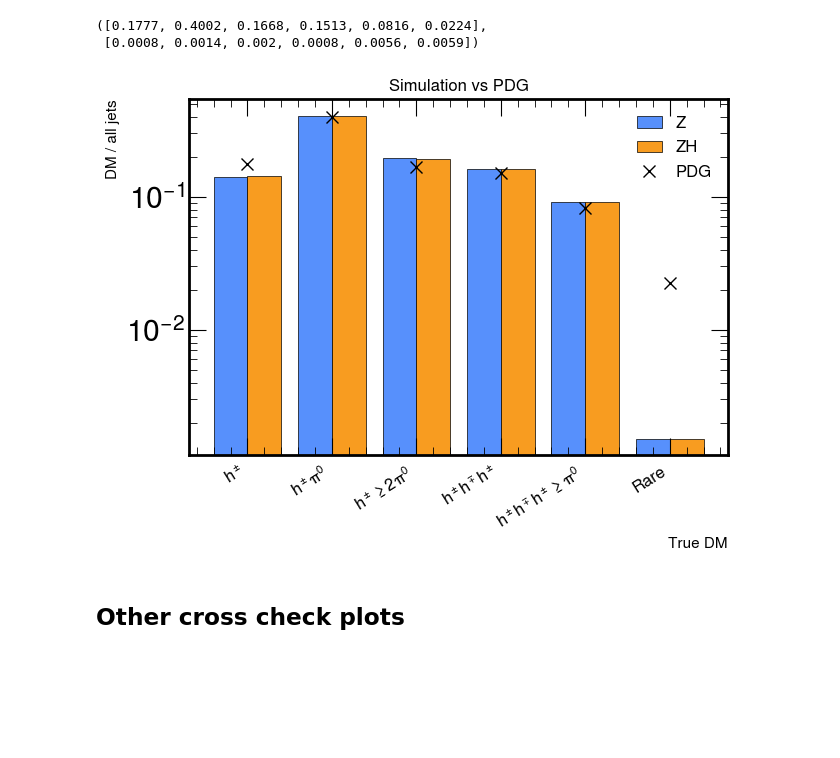
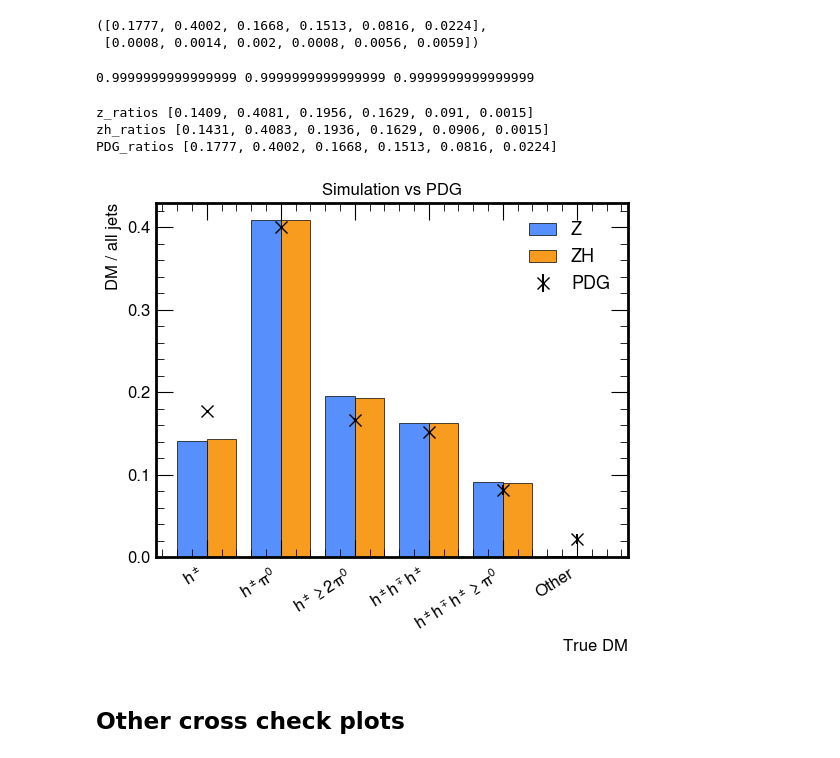
Before and after one commit to HEP-KBFI/ml-tau-en-reg, a Jupyter notebook: notebooks/data_intro.ipynb, the cells around one changed output. Cells and saved outputs as stored; diff of their text form; code cells hidden in the pictures; blank space fills up the shorter version.

```diff
--- a/notebooks/data_intro.ipynb
+++ b/notebooks/data_intro.ipynb
@@ -307,7 +341,7 @@ remap_d = {0: '$h^\pm$', # DM0
            2: '$h^\pm \geq 2\pi^0$', # DM2, DM3, DM4
            3: '$h^\pm h^\mp h^\pm$', # DM10
            4: '$h^\pm h^\mp h^\pm \geq \pi^0$', # DM11, DM12
-           5: 'Rare'} # DM15
+           5: 'Other'} # DM15 and others 5-9
 
 PDG_vals = [11.51,
             25.93,
@@ -330,7 +364,7 @@ PDG_std = [0.05,
 # Hard coded remapping function
 def remap(dm_array):
     dm_array = ak.to_numpy(dm_array)
-    new_array = dm_array.copy()
+    new_array = np.ones(len(dm_array)) * -1
 
     # Main decay modes
     new_array[dm_array == 0] = 0
@@ -349,6 +383,13 @@ def remap(dm_array):
 
     new_array[dm_array == 15] = 5
 
+    new_array[dm_array == 5] = 5
+    new_array[dm_array == 6] = 5
+    new_array[dm_array == 7] = 5
+    new_array[dm_array == 8] = 5
+    new_array[dm_array == 9] = 5
+    new_array[new_array == -1] = 5
+
     # decay mode and it's coutns
     dm, N = np.unique(new_array, return_counts = True)
 
@@ -404,44 +449,60 @@ PDG_ratios, PDG_uncertainties
 # %% [output]
 ([0.1777, 0.4002, 0.1668, 0.1513, 0.0816, 0.0224],
  [0.0008, 0.0014, 0.002, 0.0008, 0.0056, 0.0059])
+# %%
+print(sum(PDG_ratios), sum(z_ratios), sum(zh_ratios))
+# %% [output]
+0.9999999999999999 0.9999999999999999 0.9999999999999999
+# %%
+print('z_ratios',z_ratios)
+print('zh_ratios',zh_ratios)
+print('PDG_ratios',PDG_ratios)
+# %% [output]
+z_ratios [0.1409, 0.4081, 0.1956, 0.1629, 0.091, 0.0015]
+zh_ratios [0.1431, 0.4083, 0.1936, 0.1629, 0.0906, 0.0015]
+PDG_ratios [0.1777, 0.4002, 0.1668, 0.1513, 0.0816, 0.0224]
 # %%
 # Number of decay modes
 ind = np.arange(len(PDG_ratios))
 
 # Width of the bars
 width = 0.4
 
-plt.figure(figsize=(7, 5.5))
+plt.figure(figsize=(6, 5.5))
 
 # Plot the bars for Z and ZH
 plt.bar(ind, z_ratios, width, label='Z', edgecolor='black', linewidth=0.5)
 plt.bar(ind + width, zh_ratios, width, label='ZH', edgecolor='black', linewidth=0.5)
 
 # Plot the PDG ratios with error bars
 plt.errorbar(ind + width / 2,
              PDG_ratios,
-             #yerr=PDG_uncertainties,
+             yerr=PDG_uncertainties,
              fmt='x',
              color='k',
              markersize=8,
              label='PDG')
 
 # Set labels and title
-plt.xlabel('True DM', fontsize=11)
-plt.ylabel('DM / all jets', fontsize=11)
+plt.xlabel('True DM', fontsize=12)
+plt.ylabel('DM / all jets', fontsize=12)
 plt.title('Simulation vs PDG', fontsize=12)
 
 # Set x-axis ticks and labels
 plt.xticks(ind + width / 2, [remap_d[i] for i in remap_d], rotation=32, ha='right', fontsize=12)
+plt.yticks(fontsize=12)
 
 # Set y-axis to logarithmic scale
-plt.yscale('log')
+#plt.yscale('log')
 
-plt.legend(loc='best', fontsize=12)
+plt.legend(loc='best', fontsize=13)
 plt.tight_layout()
+
+#plt.savefig('pdg_crosscheck.pdf')
+
 plt.show()
 # %% [output]
-[figure, old version]
+[figure, new version]
 # %% [markdown]
 ## Other cross check plots
 # %% [markdown]
```
Also changed, not shown: parts of 14 cells of this notebook.
